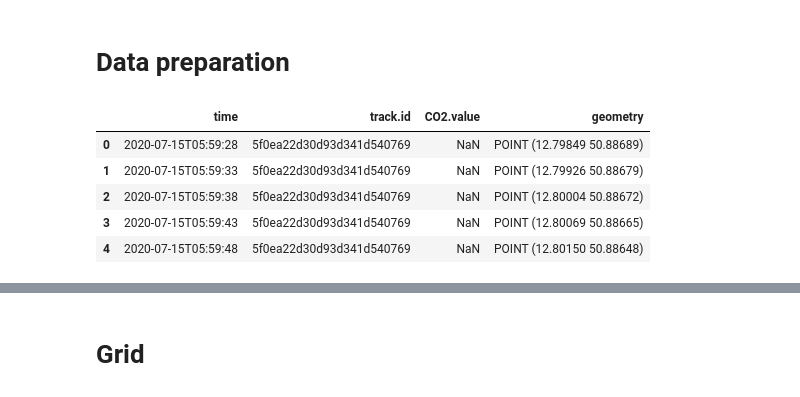
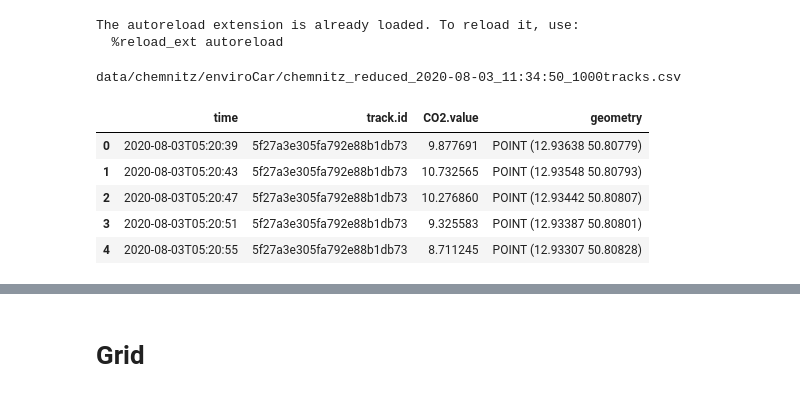
Before and after one commit to MartinPontius/CITRAM-HotspotAnalysis, a Jupyter notebook: hotspot_chemnitz.ipynb, the cells around one changed output, grey strips where cells are left out. Cells and saved outputs as stored; diff of their text form; code cells hidden in the pictures.

```diff
--- a/hotspot_chemnitz.ipynb
+++ b/hotspot_chemnitz.ipynb
@@ -1,28 +1,23 @@
-# %% [markdown]
-# Data preparation
 # %%
 %load_ext autoreload
 %autoreload 2
 
-# load dependencies'
+import os
+import re
 import random
+
 import numpy as np
 import matplotlib.pyplot as plt
 from matplotlib import colors
 import pandas as pd
 import geopandas as gpd
 import contextily as ctx
-#import shapely
 import shapely.wkt
 from shapely.geometry import Polygon
-import folium
 import libpysal
-from libpysal.cg import Grid, Rectangle
 import esda
 import rasterio
 from rasterio.transform import Affine
-
-from envirocar import TrackAPI, DownloadClient, BboxSelector, ECConfig
-
-config = ECConfig()
-track_api = TrackAPI(api_client=DownloadClient(config=config))
+# %% [output]
+The autoreload extension is already loaded. To reload it, use:
+  %reload_ext autoreload
@@ -41,31 +53,28 @@ def round_up(num, divisor):
 # %%
-## Krefeld, Chemnitz, Hamm
+# Get filename
+filepath = "data/chemnitz/enviroCar/"
+filepattern = "chemnitz_reduced" # "chemnitz_complete", "chemnitz_reduced", "chemnitz_KW28/29/30/31"
 
-## Hamm
-xmin = 12.828
-xmax = 13.001
-ymin = 50.781
-ymax = 50.877
-bbox = BboxSelector([xmin, ymin, xmax, ymax])
+for file in os.listdir(filepath):
+    if re.search(filepattern, file) != None:
+        filename_in = os.path.join(filepath, file)
+        print(filename_in)
+        break
 
-## Request from api
-#track_df = track_api.get_tracks(bbox=bbox, num_results=500) # requesting 500 tracks inside the bbox
-#track_df.to_csv("data/chemnitz/chemnitz.csv")
-
-## Read from file
+# Read from file
 columns = ['track.id','time','geometry','CO2.value']
-# Pandas dataframe
-track_df_pd = pd.read_csv("data/chemnitz/chemnitz.csv", usecols=columns)
+track_df_pd = pd.read_csv(filename_in, usecols=columns)
 # Convert to Geopandas dataframe
 geometry = track_df_pd['geometry'].map(shapely.wkt.loads)
 track_df_pd = track_df_pd.drop('geometry', axis=1)
 track_df = gpd.GeoDataFrame(track_df_pd, crs="EPSG:4326", geometry=geometry)
 
 track_df.head()
 # %% [output]
+data/chemnitz/enviroCar/chemnitz_reduced_2020-08-03_11:34:50_1000tracks.csv
 |  | time | track.id | CO2.value | geometry |
-| 0 | 2020-07-15T05:59:28 | 5f0ea22d30d93d341d540769 | NaN | POINT (12.79849 50.88689) |
-| 1 | 2020-07-15T05:59:33 | 5f0ea22d30d93d341d540769 | NaN | POINT (12.79926 50.88679) |
-| 2 | 2020-07-15T05:59:38 | 5f0ea22d30d93d341d540769 | NaN | POINT (12.80004 50.88672) |
-| 3 | 2020-07-15T05:59:43 | 5f0ea22d30d93d341d540769 | NaN | POINT (12.80069 50.88665) |
-| 4 | 2020-07-15T05:59:48 | 5f0ea22d30d93d341d540769 | NaN | POINT (12.80150 50.88648) |
+| 0 | 2020-08-03T05:20:39 | 5f27a3e305fa792e88b1db73 | 9.877691 | POINT (12.93638 50.80779) |
+| 1 | 2020-08-03T05:20:43 | 5f27a3e305fa792e88b1db73 | 10.732565 | POINT (12.93548 50.80793) |
+| 2 | 2020-08-03T05:20:47 | 5f27a3e305fa792e88b1db73 | 10.276860 | POINT (12.93442 50.80807) |
+| 3 | 2020-08-03T05:20:51 | 5f27a3e305fa792e88b1db73 | 9.325583 | POINT (12.93387 50.80801) |
+| 4 | 2020-08-03T05:20:55 | 5f27a3e305fa792e88b1db73 | 8.711245 | POINT (12.93307 50.80828) |
```
Also changed, not shown: parts of 18 cells of this notebook, 3 other files.
